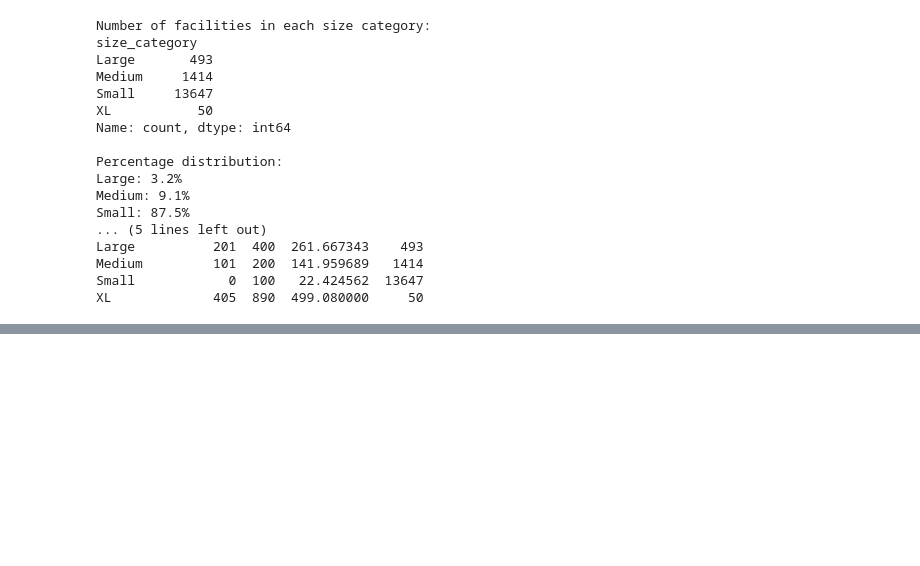
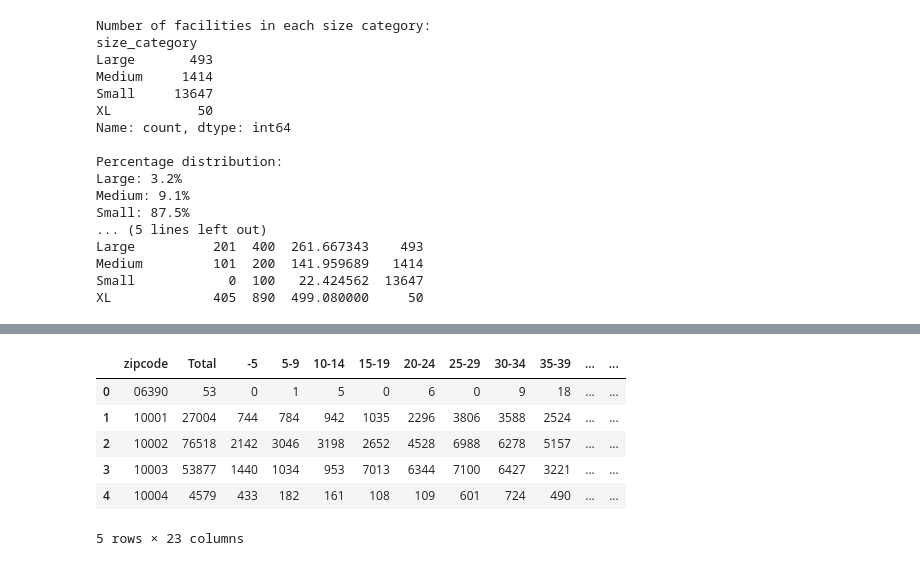
Before and after one commit to chadreadey/Eliminating-Childcare-Deserts-in-NYS-through-Optimization, a Jupyter notebook: Optimization project 1/OptimizationP1.ipynb, the cells around one changed output, grey strips where cells are left out. Drawn from its saved outputs; the diff is of its cells as text; code cells hidden in the pictures; blank space fills up the shorter version.

```diff
--- a/Optimization project 1/OptimizationP1.ipynb
+++ b/Optimization project 1/OptimizationP1.ipynb
@@ -167,0 +196,23 @@ XL             405  890  499.080000     50
+# %%
+# Build Population Buckets
+# 1) Columns for different age buckets:
+#    - under-five column typically named '-5'
+#    - '5-9' and '10-14' used to derive 5–12 population
+# 2) Define Buckets:
+pop_0_5 = population['-5']
+pop_5_12 = population['5-9'] + 0.5 * population['10-14']  # assumption: half of 10–14 are 10–12
+pop_total_0_12 = pop_0_5 + pop_5_12
+
+# 4) Merge these derived cols back into `population` with new names.
+population['pop_0_5'] = pop_0_5
+population['pop_5_12'] = pop_5_12
+population['pop_total_0_12'] = pop_total_0_12
+population.head()
+# %% [output]
+|  | zipcode | Total | -5 | 5-9 | 10-14 | 15-19 | 20-24 | 25-29 | 30-34 | 35-39 | ... | ... |
+| 0 | 06390 | 53 | 0 | 1 | 5 | 0 | 6 | 0 | 9 | 18 | ... | ... |
+| 1 | 10001 | 27004 | 744 | 784 | 942 | 1035 | 2296 | 3806 | 3588 | 2524 | ... | ... |
+| 2 | 10002 | 76518 | 2142 | 3046 | 3198 | 2652 | 4528 | 6988 | 6278 | 5157 | ... | ... |
+| 3 | 10003 | 53877 | 1440 | 1034 | 953 | 7013 | 6344 | 7100 | 6427 | 3221 | ... | ... |
+| 4 | 10004 | 4579 | 433 | 182 | 161 | 108 | 109 | 601 | 724 | 490 | ... | ... |
+5 rows × 23 columns
```
Also changed, not shown: parts of 14 cells of this notebook.
